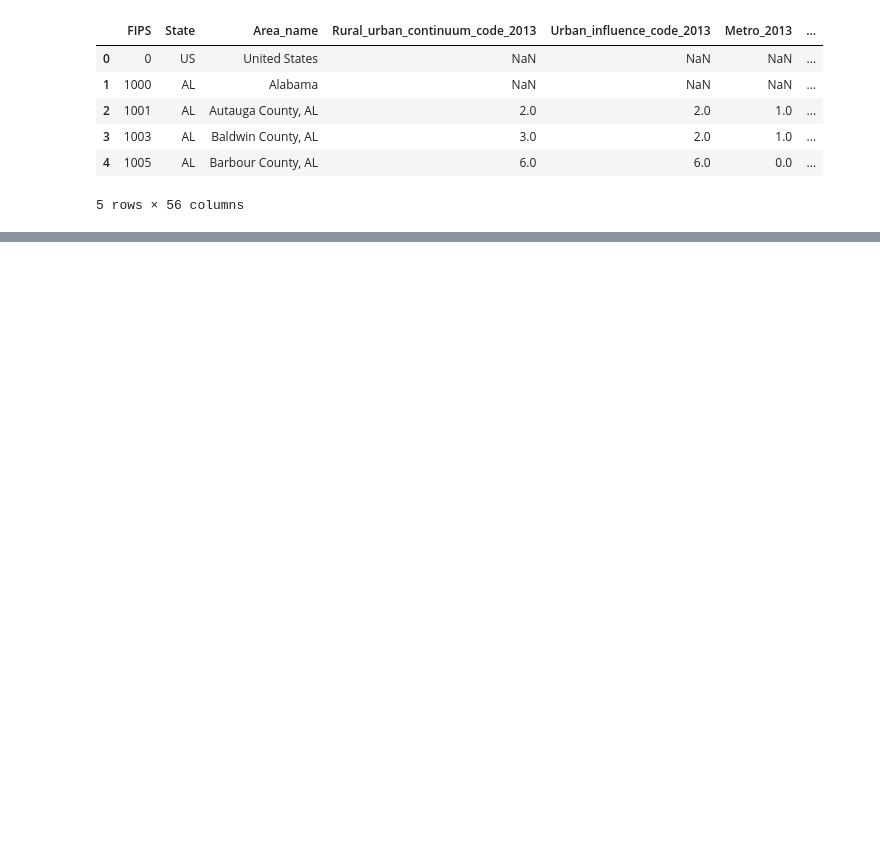
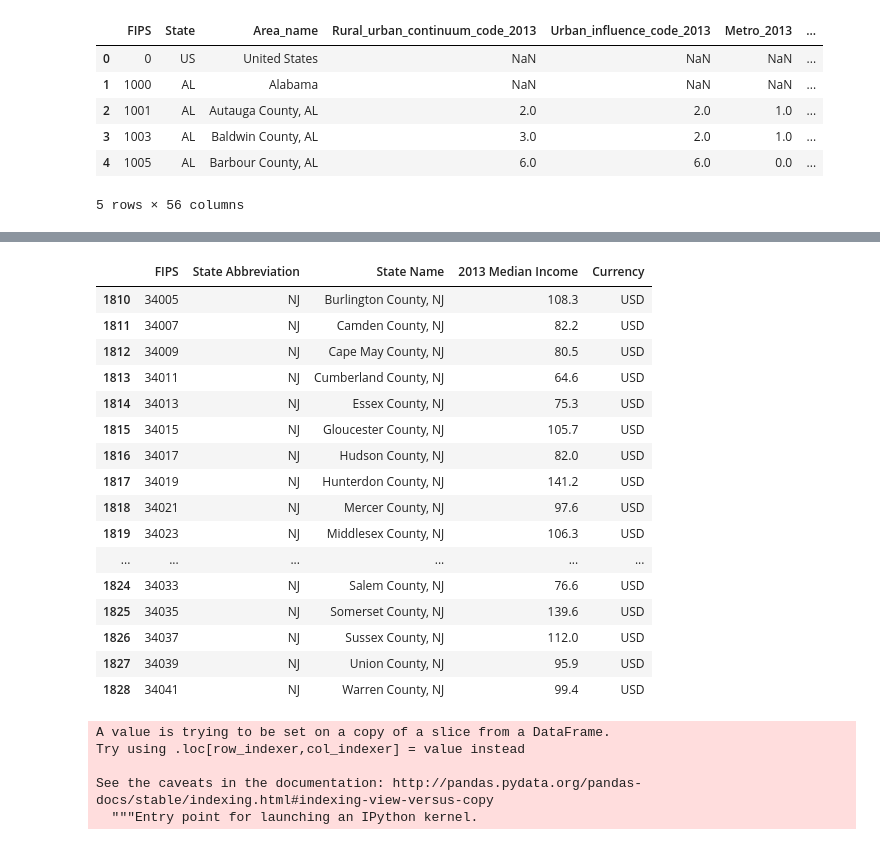
Before and after one commit to cblasi111/ETL_Project_SF, a Jupyter notebook: ETL_Project.ipynb, the cells around one changed output, grey strips where cells are left out. Drawn from its saved outputs; the diff is of its cells as text; code cells hidden in the pictures; blank space fills up the shorter version.

```diff
--- a/ETL_Project.ipynb
+++ b/ETL_Project.ipynb
@@ -53,0 +44,12 @@ unemployment_complete
+# %%
+fips = medincome_cleaned["FIPS"]
+state_abb = medincome_cleaned["State"]
+state_name = medincome_cleaned["Area_name"]
+med_inc = medincome_cleaned["Median Household Income 2013"]
+# %%
+medincome_complete1 = pd.DataFrame({
+    "FIPS": fips,
+    "State Abbreviation": state_abb,
+    "State Name": state_name,
+    "2013 Median Income": med_inc})
+medincome_complete1.head(10)
@@ -53,0 +68,3 @@ unemployment_complete
+# %%
+medincome_nj = medincome_complete1.loc[medincome_complete1['State Abbreviation'] == 'NJ']
+medincome_nj
@@ -53,0 +89,29 @@ unemployment_complete
+# %%
+medincome_nj2 = medincome_nj.iloc[1:]
+medincome_nj2
+# %% [output]
+|  | FIPS | State Abbreviation | State Name | 2013 Median Income | Currency |
+| 1810 | 34005 | NJ | Burlington County, NJ | 108.3 | USD |
+| 1811 | 34007 | NJ | Camden County, NJ | 82.2 | USD |
+| 1812 | 34009 | NJ | Cape May County, NJ | 80.5 | USD |
+| 1813 | 34011 | NJ | Cumberland County, NJ | 64.6 | USD |
+| 1814 | 34013 | NJ | Essex County, NJ | 75.3 | USD |
+| 1815 | 34015 | NJ | Gloucester County, NJ | 105.7 | USD |
+| 1816 | 34017 | NJ | Hudson County, NJ | 82.0 | USD |
+| 1817 | 34019 | NJ | Hunterdon County, NJ | 141.2 | USD |
+| 1818 | 34021 | NJ | Mercer County, NJ | 97.6 | USD |
+| 1819 | 34023 | NJ | Middlesex County, NJ | 106.3 | USD |
+| ... | ... | ... | ... | ... | ... |
+| 1824 | 34033 | NJ | Salem County, NJ | 76.6 | USD |
+| 1825 | 34035 | NJ | Somerset County, NJ | 139.6 | USD |
+| 1826 | 34037 | NJ | Sussex County, NJ | 112.0 | USD |
+| 1827 | 34039 | NJ | Union County, NJ | 95.9 | USD |
+| 1828 | 34041 | NJ | Warren County, NJ | 99.4 | USD |
+# %%
+medincome_nj2['Currency']='USD'
+# %% [output]
+A value is trying to be set on a copy of a slice from a DataFrame.
+Try using .loc[row_indexer,col_indexer] = value instead
+
+See the caveats in the documentation: http://pandas.pydata.org/pandas-docs/stable/indexing.html#indexing-view-versus-copy
+  """Entry point for launching an IPython kernel.
```
Also changed, not shown: parts of 15 cells of this notebook.
